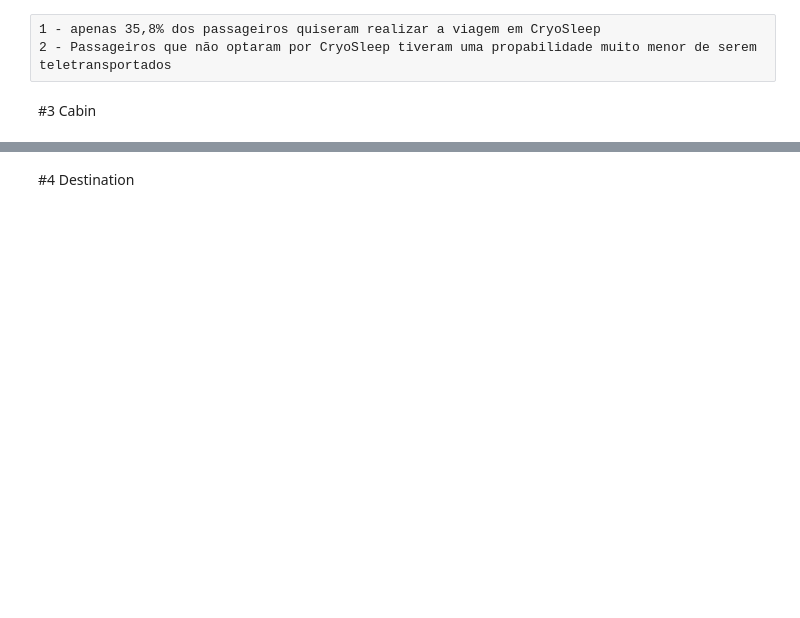
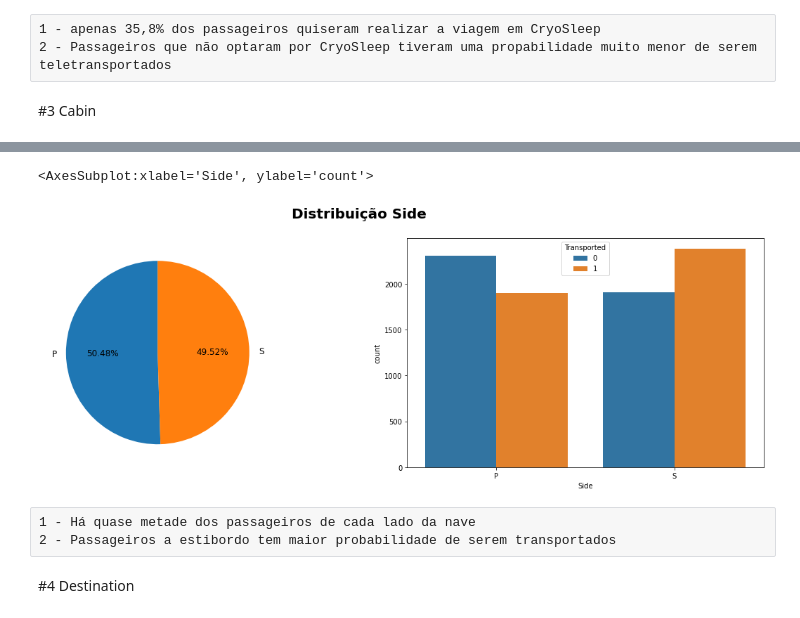
Before and after one commit to vitorbronde/Kaggle.New_Titanic, a Jupyter notebook: New_Titanic.ipynb, the cells around one changed output, grey strips where cells are left out. Drawn from its saved outputs; the diff is of its cells as text; code cells hidden in the pictures; blank space fills up the shorter version.

```diff
--- a/New_Titanic.ipynb
+++ b/New_Titanic.ipynb
@@ -212,3 +255,21 @@ sns.countplot(x='Cabin', data=df_base_titanic, hue='Transported', ax=ax[1])
+# %%
+fig, ax = plt.subplots(1, 2, figsize=(20,6))
+fig.suptitle('Distribuição Side', size = 20, weight='bold')
+
+sizes = list(df_base_titanic['Side'].value_counts())
+
+labels = df_base_titanic['Side'].dropna().unique()
+
+
+ax[0].pie(sizes,  startangle=90, labels=labels,
+       autopct='%1.2f%%', pctdistance=0.6,textprops={'fontsize':12})
+sns.countplot(x='Side', data=df_base_titanic, hue='Transported', ax=ax[1])
+# %% [output]
+<AxesSubplot:xlabel='Side', ylabel='count'>
+[figure, added]
+# %% [raw]
+1 - Há quase metade dos passageiros de cada lado da nave
+2 - Passageiros a estibordo tem maior probabilidade de serem transportados
 # %% [markdown]
 #4 Destination
 # %%
```
Also changed, not shown: parts of 36 cells of this notebook.
